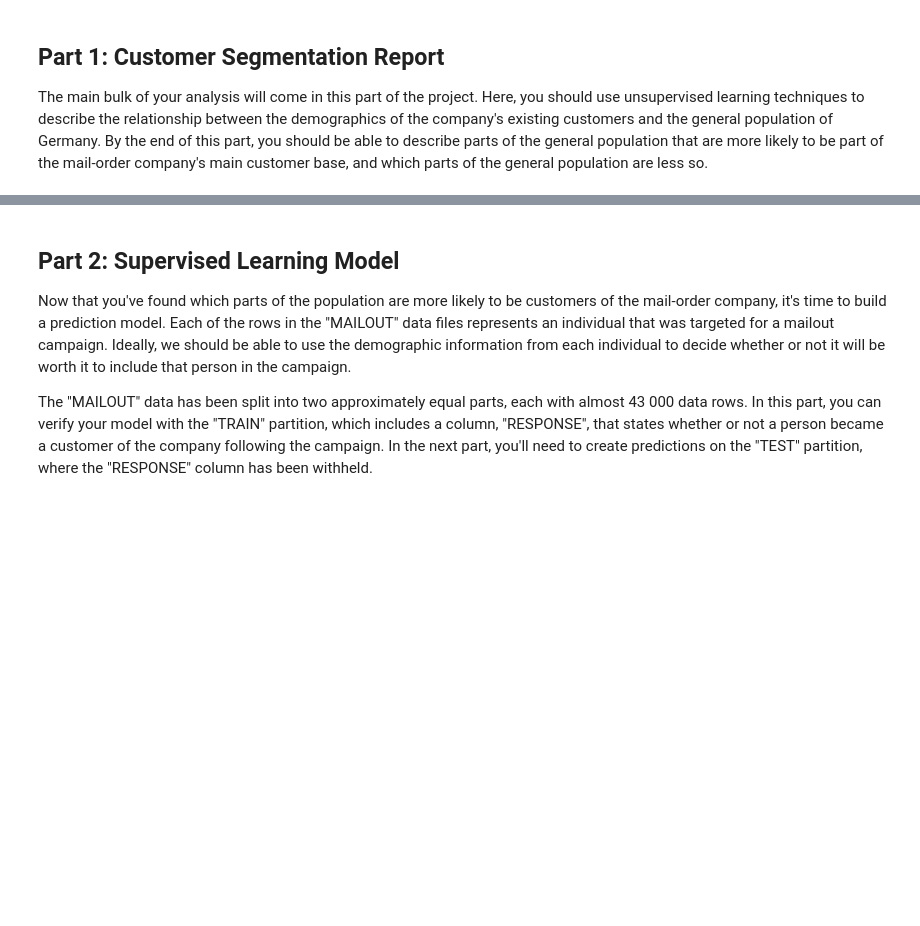
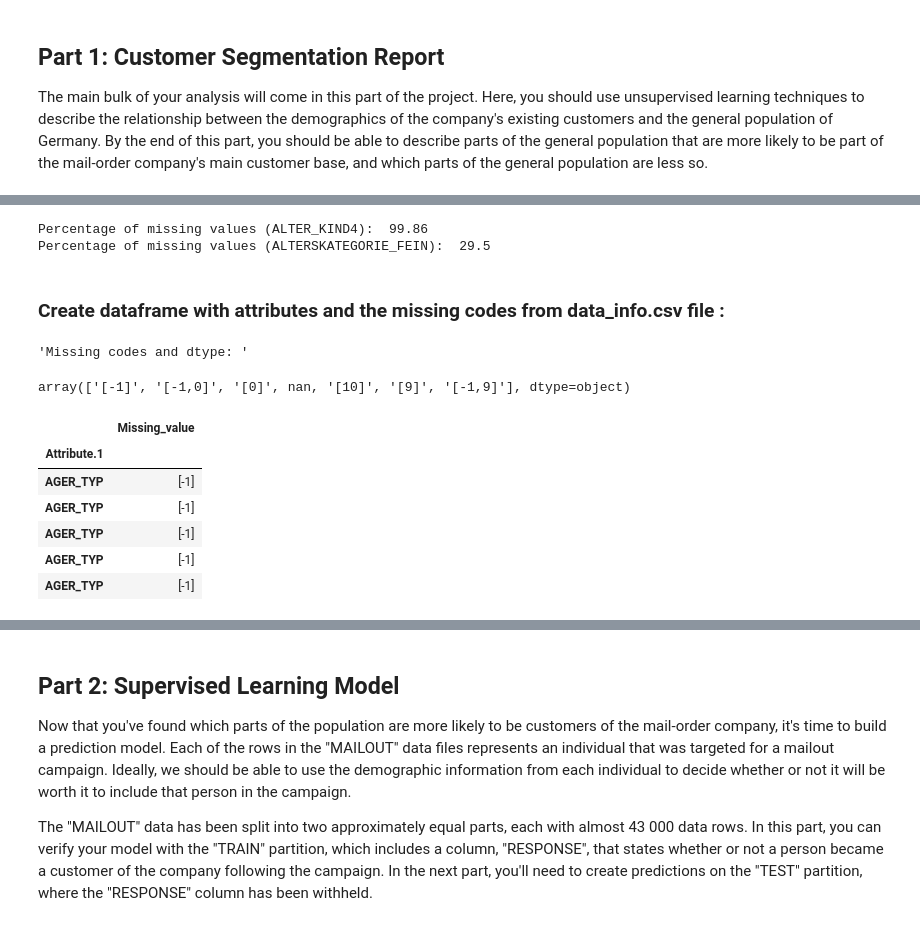
Before and after one commit to jmcabreira-zz/Data-Science-Projects, a Jupyter notebook: Customer_Segmentation_Report/Arvato_Project_Workbook.ipynb, the cells around one changed output, grey strips where cells are left out. Saved outputs shown, nothing was run; the diff lists cells and outputs as text; code cells hidden in the pictures; blank space fills up the shorter version.

```diff
--- a/Customer_Segmentation_Report/Arvato_ Project_Workbook.ipynb
+++ b/Customer_Segmentation_Report/Arvato_Project_Workbook.ipynb
@@ -160,0 +190,29 @@ memory usage: 88.3+ KB
+# %%
+# Double-check
+print('Percentage of missing values (ALTER_KIND4): ', round(100*azdias.isnull().sum()['ALTER_KIND4']/ total_rows,2))
+print('Percentage of missing values (ALTERSKATEGORIE_FEIN): ',round(100*azdias.isnull().sum()['ALTERSKATEGORIE_FEIN']/ total_rows,2))
+# %% [output]
+Percentage of missing values (ALTER_KIND4):  99.86
+Percentage of missing values (ALTERSKATEGORIE_FEIN):  29.5
+# %% [markdown]
+### Create dataframe with attributes and the missing codes from data_info.csv file :
+# %%
+missing_code_df = data_info.drop(['Description','Value','Meaning'], axis = 1)
+missing_code_df.set_index('Attribute.1', inplace = True)
+
+#missing_code_df['Missing_value'] = missing_code_df['Missing_value'].str.replace('[','').replace(']','').split(',').values
+
+
+display('Missing codes and dtype: ',missing_code_df.Missing_value.unique())
+print()
+missing_code_df.head()
+# %% [output]
+'Missing codes and dtype: '
+array(['[-1]', '[-1,0]', '[0]', nan, '[10]', '[9]', '[-1,9]'], dtype=object)
+|  | Missing_value |
+| Attribute.1 |  |
+| AGER_TYP | [-1] |
+| AGER_TYP | [-1] |
+| AGER_TYP | [-1] |
+| AGER_TYP | [-1] |
+| AGER_TYP | [-1] |
```
Also changed, not shown: parts of 12 cells of this notebook.
